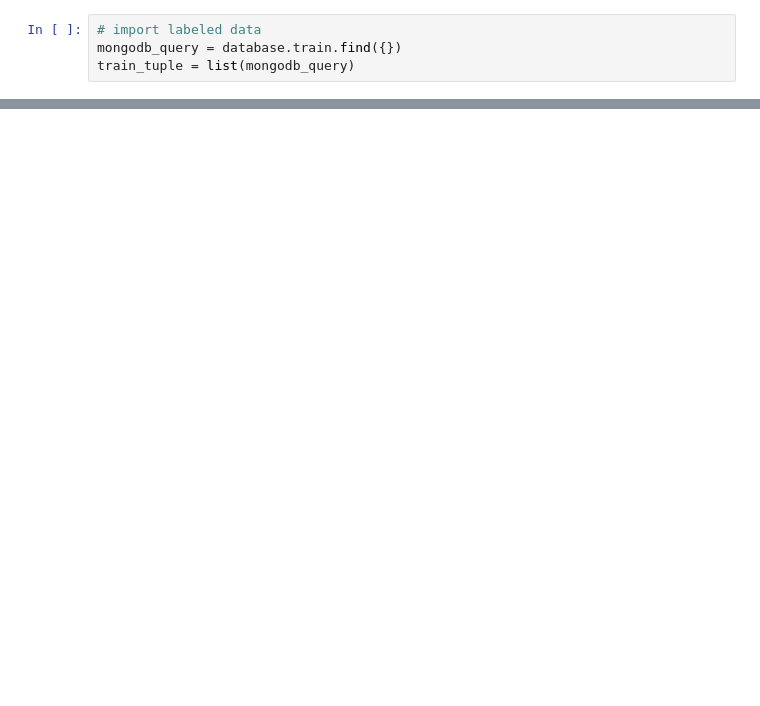
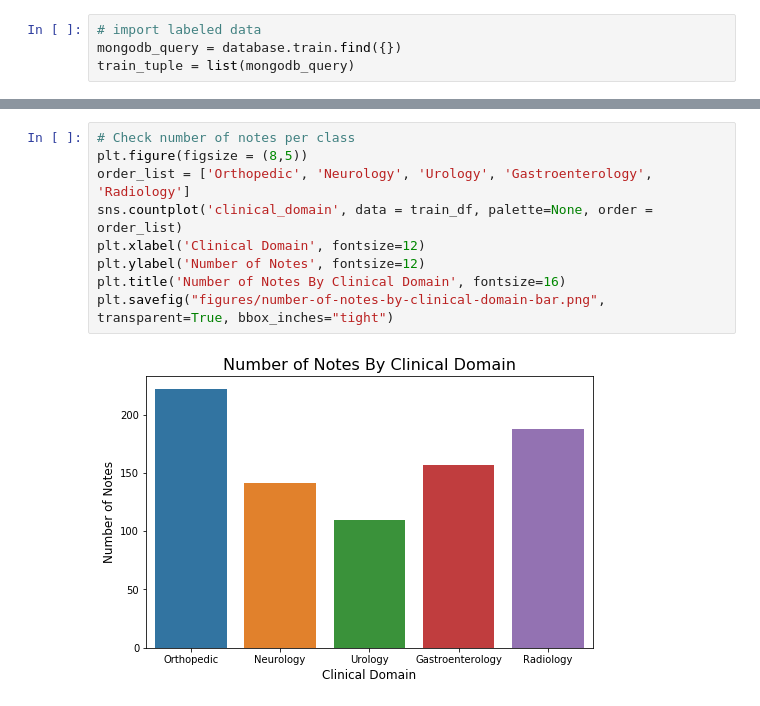
Before and after one commit to harrisonized/medical-notes-kaggle, a Jupyter notebook: eda.ipynb, the cells around one changed output, grey strips where cells are left out. Cells and saved outputs as stored; diff of their text form; blank space fills up the shorter version.

```diff
--- a/eda.ipynb
+++ b/eda.ipynb
@@ -54,0 +74,11 @@ train_df
+# %%
+# Check number of notes per class
+plt.figure(figsize = (8,5))
+order_list = ['Orthopedic', 'Neurology', 'Urology', 'Gastroenterology', 'Radiology']
+sns.countplot('clinical_domain', data = train_df, palette=None, order = order_list)
+plt.xlabel('Clinical Domain', fontsize=12)
+plt.ylabel('Number of Notes', fontsize=12)
+plt.title('Number of Notes By Clinical Domain', fontsize=16)
+plt.savefig("figures/number-of-notes-by-clinical-domain-bar.png", transparent=True, bbox_inches="tight")
+# %% [output]
+[figure, added]
```
Also changed, not shown: parts of 9 cells of this notebook, 3 other files.
